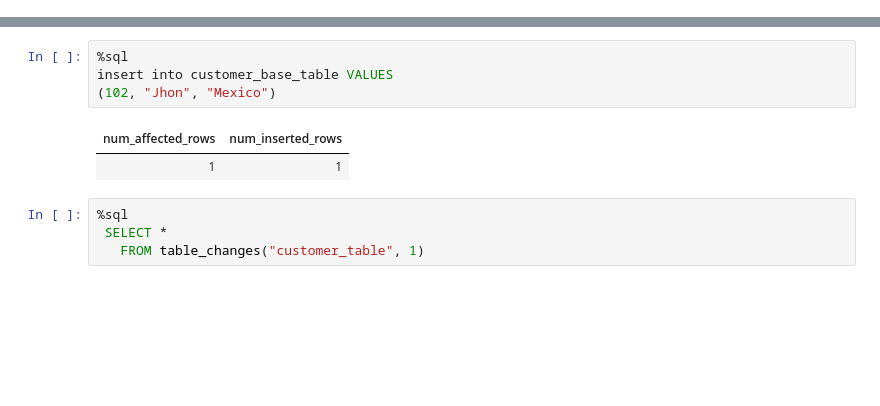
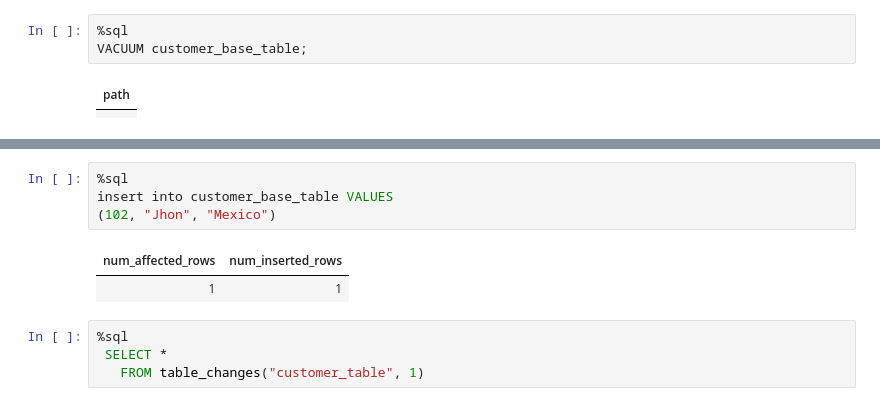
Before and after one commit to Sandutta2020/DataBricks_all, a Jupyter notebook: Implementing_CDF.ipynb, the cells around one changed output, grey strips where cells are left out. Cells and saved outputs as stored; diff of their text form; blank space fills up the shorter version.

```diff
--- a/Implementing_CDF.ipynb
+++ b/Implementing_CDF.ipynb
@@ -47,3 +93,9 @@ DESCRIBE TABLE EXTENDED customer_base_table
+# %%
+%sql
+VACUUM customer_base_table;
+# %% [output]
+| path |
+|  |
 # %%
 %sql
 DESCRIBE HISTORY customer_base_table
```
Also changed, not shown: parts of 20 cells of this notebook.
